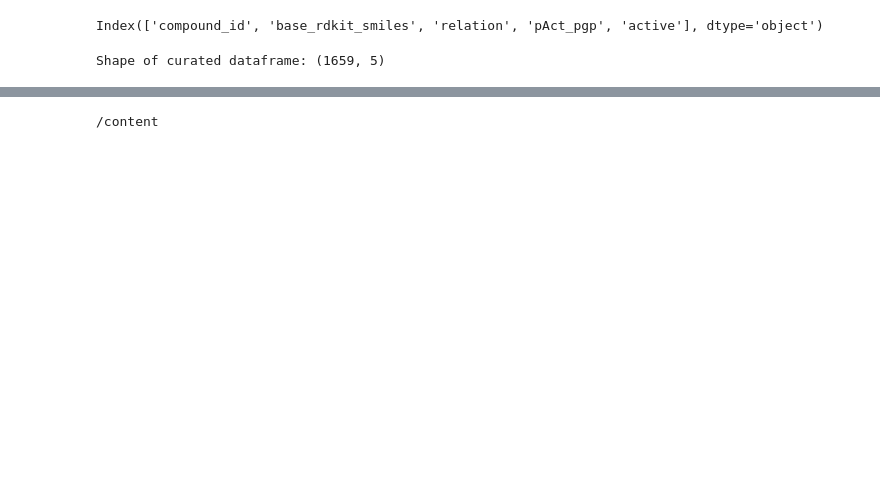
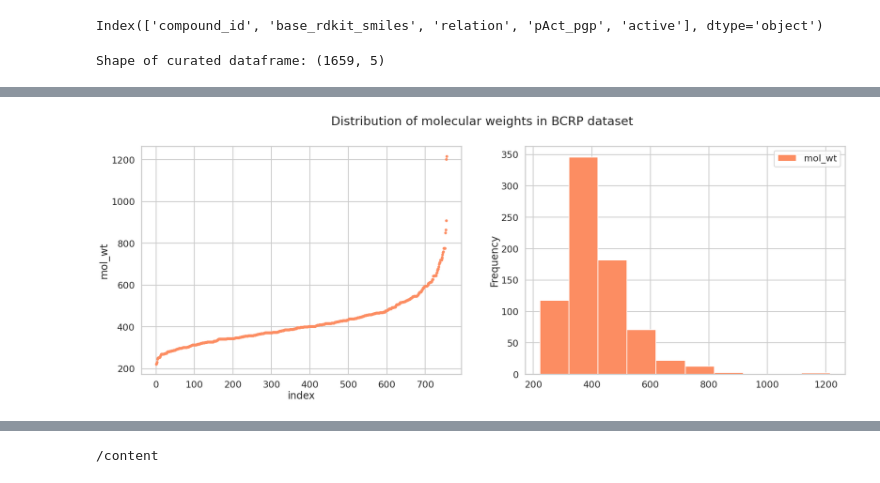
Before and after one commit to ravichas/AMPL-Tutorial, a Jupyter notebook: 04_EDA_Curate_Merge_Visualize.ipynb, the cells around one changed output, grey strips where cells are left out. Cells and saved outputs as stored; diff of their text form; code cells hidden in the pictures; blank space fills up the shorter version.

```diff
--- a/04_EDA_Curate_Merge_Visualize.ipynb
+++ b/04_EDA_Curate_Merge_Visualize.ipynb
@@ -243,5 +291,11 @@ Shape of curated dataframe: (1659, 5)
 # %%
 dfb = pd.read_csv("bcrp_chembl.csv", index_col=0)
+# Missing values for measurement column in this dataset
+print("NA values:", dfb.pAct.isna().sum())
+dfb.drop(dfb[dfb.pAct.isna()].index, inplace=True)
+# canonicalize smiles strings
 dfb['rdkit_smile'] = dfb['smile'].apply(curate_data.base_smiles_from_smiles)
-#remove chemicals without smile strings
+#remove chemicals without smiles strings
+print("NA SMILES:", (dfb.smile=='').sum()+dfb.smile.isna().sum())
 dfb.drop(dfb[dfb.smile == ""].index, inplace=True)
+dfb.drop(dfb[dfb.smile.isna()].index, inplace=True)
@@ -380,0 +358,13 @@ Missing BCRP values: 1471
+# %%
+# visualize distribution of molecular weights
+plot_df=dfb_cur
+plot_df=plot_df.sort_values(by='mol_wt')
+plot_df=plot_df.reset_index(drop=True)
+plot_df=plot_df.reset_index()
+
+fig,ax=plt.subplots(1,2, figsize=(30,10))
+plot_df.plot(kind='scatter', x='index', y='mol_wt', color = pal[1], ax=ax[0])
+plot_df.plot(kind='hist', x="index", y="mol_wt", color = pal[1], ax=ax[1])
+fig.suptitle("Distribution of molecular weights in BCRP dataset");
+# %% [output]
+[figure, added]
```
Also changed, not shown: parts of 71 cells of this notebook.
